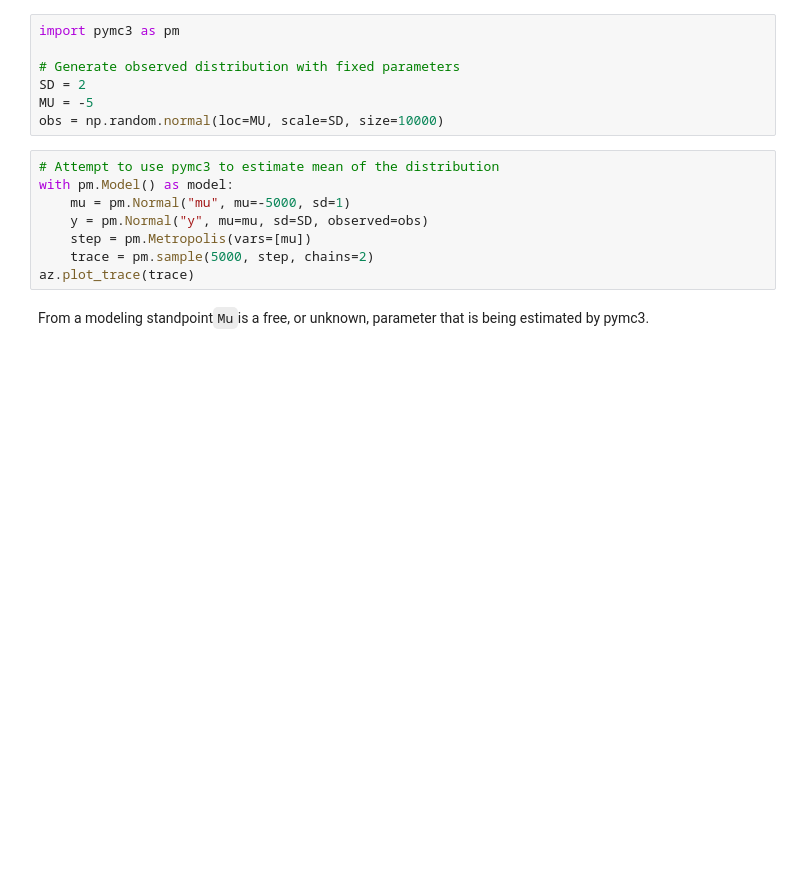
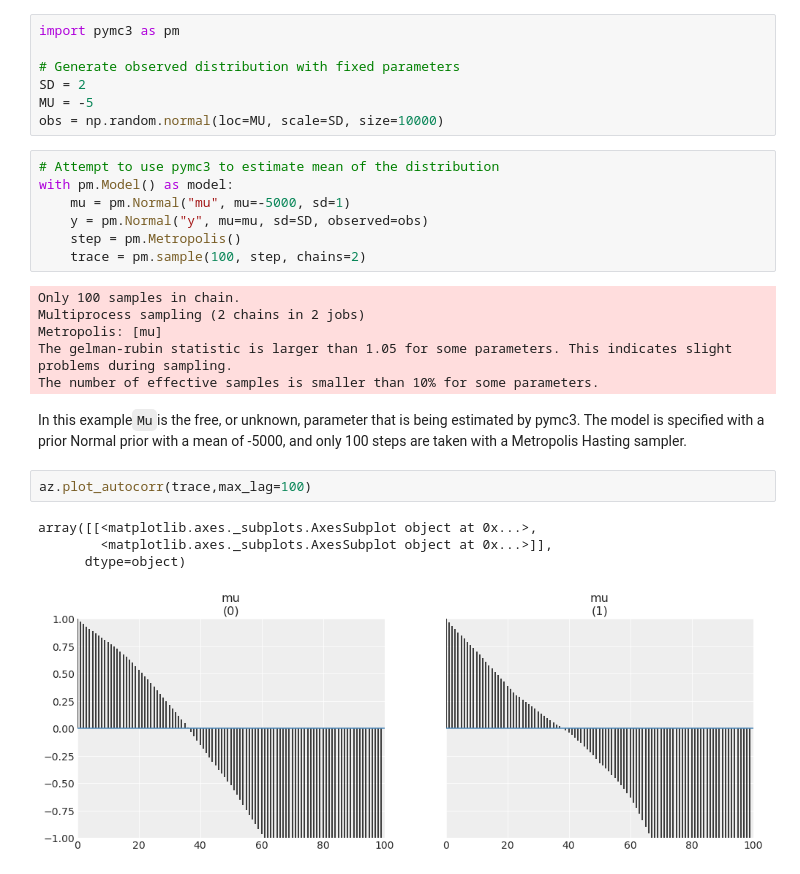
Before and after one commit to arviz-devs/Exploratory-Analysis-of-Bayesian-Models, a Jupyter notebook: plots/AutoCorrelation.ipynb, the cells around one changed output. Saved outputs shown, nothing was run; the diff lists cells and outputs as text; blank space fills up the shorter version.

```diff
--- a/plots/AutoCorrelation.ipynb
+++ b/plots/AutoCorrelation.ipynb
@@ -81,8 +82,20 @@ obs = np.random.normal(loc=MU, scale=SD, size=10000)
 with pm.Model() as model:
     mu = pm.Normal("mu", mu=-5000, sd=1)
     y = pm.Normal("y", mu=mu, sd=SD, observed=obs)
-    step = pm.Metropolis(vars=[mu])
-    trace = pm.sample(5000, step, chains=2)
-az.plot_trace(trace)
+    step = pm.Metropolis()
+    trace = pm.sample(100, step, chains=2)
+# %% [output]
+Only 100 samples in chain.
+Multiprocess sampling (2 chains in 2 jobs)
+Metropolis: [mu]
+The gelman-rubin statistic is larger than 1.05 for some parameters. This indicates slight problems during sampling.
+The number of effective samples is smaller than 10% for some parameters.
-# %% [markdown]
-From a modeling standpoint`Mu`is a free, or unknown, parameter that is being estimated by pymc3.
+# %% [markdown]
+In this example`Mu`is the free, or unknown, parameter that is being estimated by pymc3. The model is specified with a prior Normal prior with a mean of -5000, and only 100 steps are taken with a Metropolis Hasting sampler.
+# %%
+az.plot_autocorr(trace,max_lag=100)
+# %% [output]
+array([[<matplotlib.axes._subplots.AxesSubplot object at 0x...>,
+        <matplotlib.axes._subplots.AxesSubplot object at 0x...>]],
+      dtype=object)
+[figure, added]
```
Also changed, not shown: parts of 8 cells of this notebook, 1 other file.
